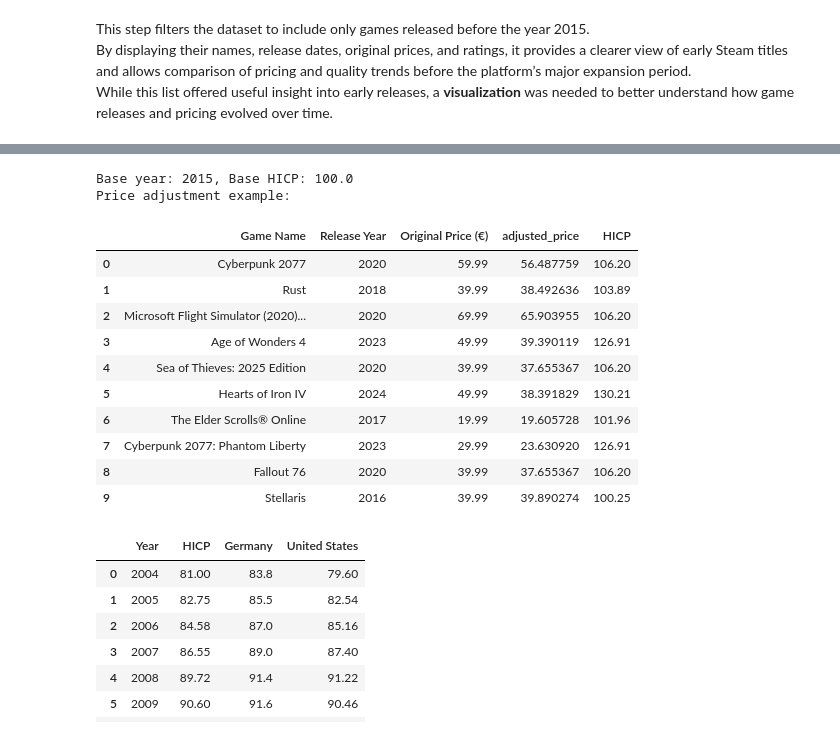
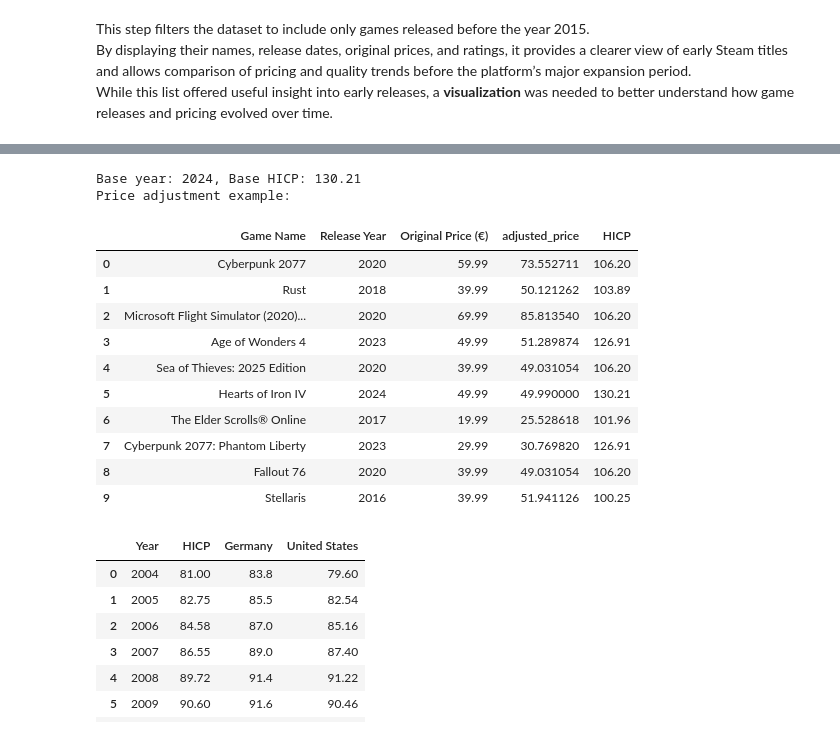
Before and after one commit to jbenigeri/Video-Game-Price-Analysis, a Jupyter notebook: src/explore_steam_data.ipynb, the cells around one changed output, grey strips where cells are left out. Drawn from its saved outputs; the diff is of its cells as text; code cells hidden in the pictures.

```diff
--- a/src/explore_steam_data.ipynb
+++ b/src/explore_steam_data.ipynb
@@ -397,37 +397,37 @@ Name: count, dtype: int64
 # %%
 # Choose base year for adjustment
 
-BASE_YEAR = 2015
+BASE_YEAR = 2024
 
 # Get base year HICP
 base_hicp = df_inflation[df_inflation['Year'] == BASE_YEAR]['HICP'].values[0]
 
 # Calculate adjustment factor
 df_games['adjustment_factor'] = base_hicp / df_games['HICP']
 
 # Apply inflation adjustment to original price
 # Remove € symbol and convert to float if needed
 df_games['Original Price (€)'] = df_games['Original Price (€)'].astype(float)
 df_games['adjusted_price'] = df_games['Original Price (€)'] * df_games['adjustment_factor']
 
 print(f"Base year: {BASE_YEAR}, Base HICP: {base_hicp}")
 print(f"Price adjustment example:")
 df_games[['Game Name', 'Release Year', 'Original Price (€)',
                 'adjusted_price', 'HICP']].head(10)
 # %% [output]
-Base year: 2015, Base HICP: 100.0
+Base year: 2024, Base HICP: 130.21
 Price adjustment example:
 |  | Game Name | Release Year | Original Price (€) | adjusted_price | HICP |
-| 0 | Cyberpunk 2077 | 2020 | 59.99 | 56.487759 | 106.20 |
-| 1 | Rust | 2018 | 39.99 | 38.492636 | 103.89 |
-| 2 | Microsoft Flight Simulator (2020)... | 2020 | 69.99 | 65.903955 | 106.20 |
-| 3 | Age of Wonders 4 | 2023 | 49.99 | 39.390119 | 126.91 |
-| 4 | Sea of Thieves: 2025 Edition | 2020 | 39.99 | 37.655367 | 106.20 |
-| 5 | Hearts of Iron IV | 2024 | 49.99 | 38.391829 | 130.21 |
-| 6 | The Elder Scrolls® Online | 2017 | 19.99 | 19.605728 | 101.96 |
-| 7 | Cyberpunk 2077: Phantom Liberty | 2023 | 29.99 | 23.630920 | 126.91 |
-| 8 | Fallout 76 | 2020 | 39.99 | 37.655367 | 106.20 |
-| 9 | Stellaris | 2016 | 39.99 | 39.890274 | 100.25 |
+| 0 | Cyberpunk 2077 | 2020 | 59.99 | 73.552711 | 106.20 |
+| 1 | Rust | 2018 | 39.99 | 50.121262 | 103.89 |
+| 2 | Microsoft Flight Simulator (2020)... | 2020 | 69.99 | 85.813540 | 106.20 |
+| 3 | Age of Wonders 4 | 2023 | 49.99 | 51.289874 | 126.91 |
+| 4 | Sea of Thieves: 2025 Edition | 2020 | 39.99 | 49.031054 | 106.20 |
+| 5 | Hearts of Iron IV | 2024 | 49.99 | 49.990000 | 130.21 |
+| 6 | The Elder Scrolls® Online | 2017 | 19.99 | 25.528618 | 101.96 |
+| 7 | Cyberpunk 2077: Phantom Liberty | 2023 | 29.99 | 30.769820 | 126.91 |
+| 8 | Fallout 76 | 2020 | 39.99 | 49.031054 | 106.20 |
+| 9 | Stellaris | 2016 | 39.99 | 51.941126 | 100.25 |
 # %%
 df_inflation
 # %% [output]
```
Also changed, not shown: parts of 8 cells of this notebook, 3 other files.
